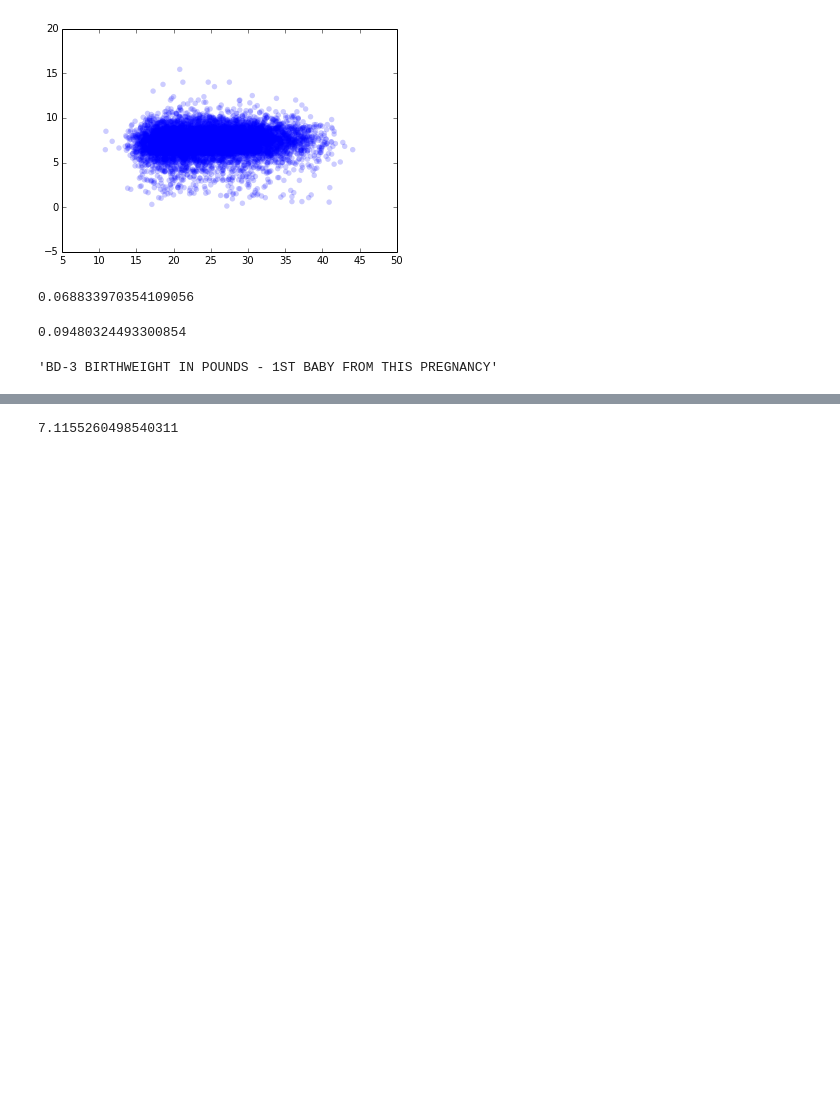
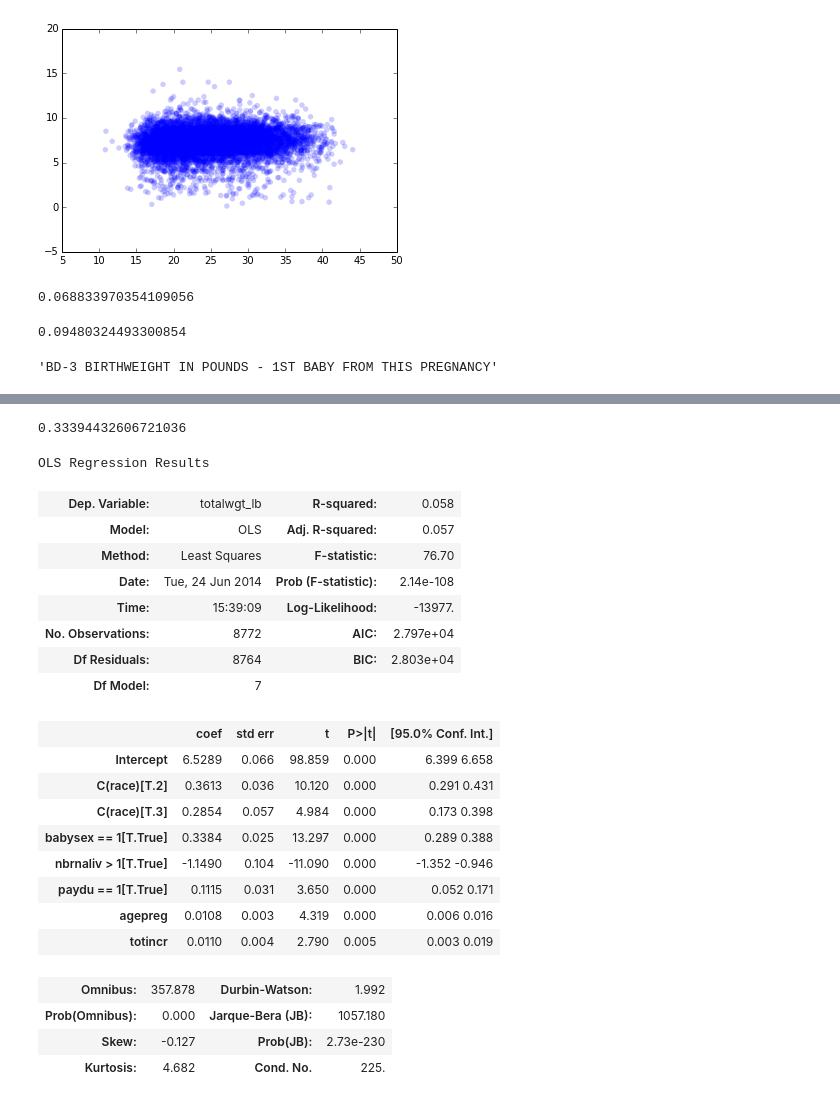
Before and after one commit to AllenDowney/ThinkStats2, a Jupyter notebook: code/Sandbox.ipynb, the cells around one changed output, grey strips where cells are left out. Saved outputs shown, nothing was run; the diff lists cells and outputs as text; code cells hidden in the pictures; blank space fills up the shorter version.

```diff
--- a/code/Sandbox.ipynb
+++ b/code/Sandbox.ipynb
@@ -297,6 +300,34 @@ boys.totalwgt_lb.mean()
-# %%
-girls.totalwgt_lb.mean()
-# %% [output]
-7.1155260498540311
+# %%
+boys.totalwgt_lb.mean() - girls.totalwgt_lb.mean()
+# %% [output]
+0.33394432606721036
+# %%
+import statsmodels.formula.api as smf
+formula = 'totalwgt_lb ~ agepreg + C(race) + babysex==1 + nbrnaliv>1 + paydu==1 + totincr'
+results = smf.ols(formula, data=join).fit()
+results.summary()
+# %% [output]
+OLS Regression Results
+| Dep. Variable: | totalwgt_lb | R-squared: | 0.058 |
+| Model: | OLS | Adj. R-squared: | 0.057 |
+| Method: | Least Squares | F-statistic: | 76.70 |
+| Date: | Tue, 24 Jun 2014 | Prob (F-statistic): | 2.14e-108 |
+| Time: | 15:39:09 | Log-Likelihood: | -13977. |
+| No. Observations: | 8772 | AIC: | 2.797e+04 |
+| Df Residuals: | 8764 | BIC: | 2.803e+04 |
+| Df Model: | 7 |  |  |
+|  | coef | std err | t | P>|t| | [95.0% Conf. Int.] |
+| Intercept | 6.5289 | 0.066 | 98.859 | 0.000 | 6.399 6.658 |
+| C(race)[T.2] | 0.3613 | 0.036 | 10.120 | 0.000 | 0.291 0.431 |
+| C(race)[T.3] | 0.2854 | 0.057 | 4.984 | 0.000 | 0.173 0.398 |
+| babysex == 1[T.True] | 0.3384 | 0.025 | 13.297 | 0.000 | 0.289 0.388 |
+| nbrnaliv > 1[T.True] | -1.1490 | 0.104 | -11.090 | 0.000 | -1.352 -0.946 |
+| paydu == 1[T.True] | 0.1115 | 0.031 | 3.650 | 0.000 | 0.052 0.171 |
+| agepreg | 0.0108 | 0.003 | 4.319 | 0.000 | 0.006 0.016 |
+| totincr | 0.0110 | 0.004 | 2.790 | 0.005 | 0.003 0.019 |
+| Omnibus: | 357.878 | Durbin-Watson: | 1.992 |
+| Prob(Omnibus): | 0.000 | Jarque-Bera (JB): | 1057.180 |
+| Skew: | -0.127 | Prob(JB): | 2.73e-230 |
+| Kurtosis: | 4.682 | Cond. No. | 225. |
 # %%
 import statsmodels.formula.api as smf
```
Also changed, not shown: parts of 19 cells of this notebook, 2 other files.
